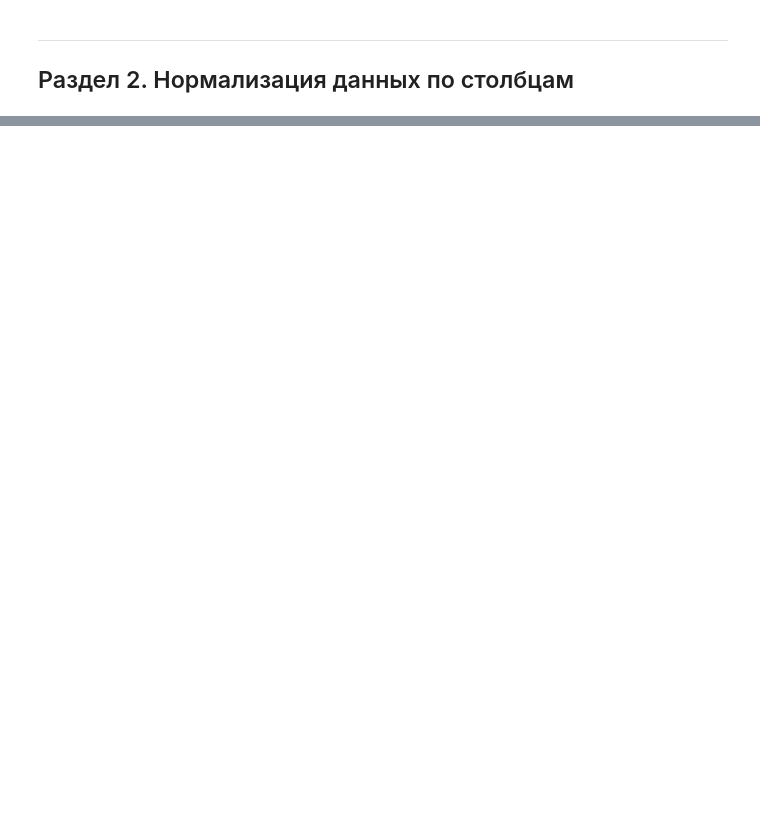
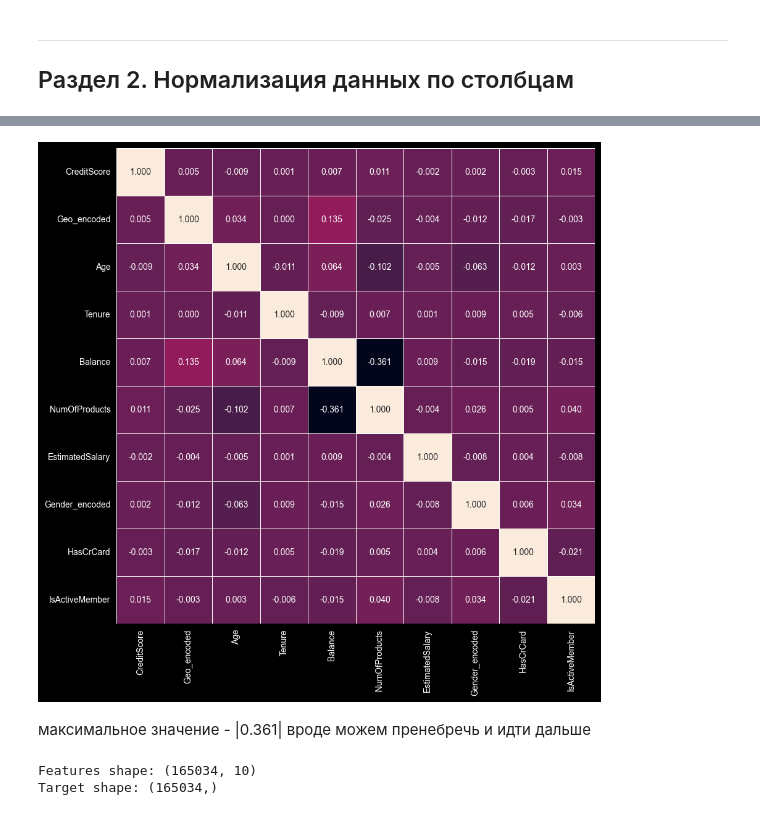
Before and after one commit to Evgeny725/ml-basics, a Jupyter notebook: bank_churn.ipynb, the cells around one changed output, grey strips where cells are left out. Saved outputs shown, nothing was run; the diff lists cells and outputs as text; code cells hidden in the pictures; blank space fills up the shorter version.

```diff
--- a/bank_churn.ipynb
+++ b/bank_churn.ipynb
@@ -128,5 +127,5 @@ def save_results_to_csv(model_name, scaler_name, accuracy, recall, precision, f1
 # %% [markdown]
 ### Раздел 1.1 Загрузка исходных данных
 # %%
-data_raw = pd.read_csv('datasets/bank_churn_raw.csv')
+df_raw = pd.read_csv('datasets/bank_churn_raw.csv')
 # %%
@@ -487,0 +460,24 @@ for max_depth in [3, 5, 7, 10, None]:
+# %%
+# еще раз корреляция между столбцами (без целевого) в виде тепловой карты
+
+plt.figure(figsize=(10, 10))
+sns.heatmap(df_normalized.drop(['Exited'], axis=1).corr(), annot=True, cbar=False, linewidths=.5, fmt= '.3f')
+plt.show()
+# %% [output]
+[figure, added]
+# %% [markdown]
+максимальное значение - |0.361| вроде можем пренебречь и идти дальше
+# %%
+# df_normalized.head()
+
+X = df_normalized.drop(['Exited'],axis=1)
+Y = df_normalized['Exited']
+
+print(f'Features shape: {X.shape}')
+print(f'Target shape: {Y.shape}')
+
+# Cross validation setup
+cv = StratifiedKFold(n_splits=7, shuffle=True, random_state=555)
+# %% [output]
+Features shape: (165034, 10)
+Target shape: (165034,)
```
Also changed, not shown: parts of 45 cells of this notebook.
